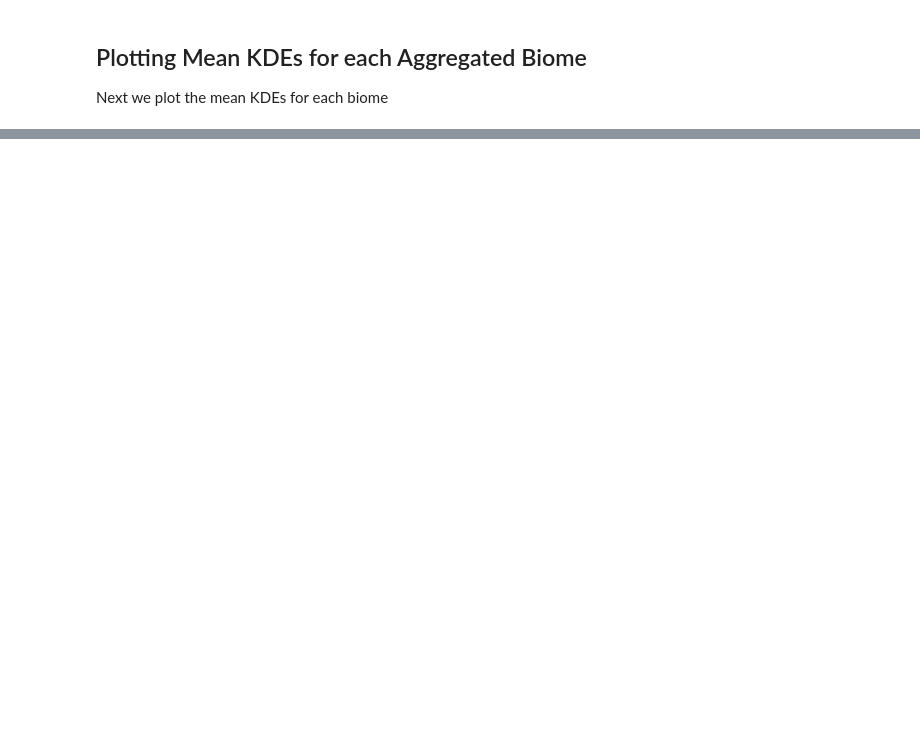
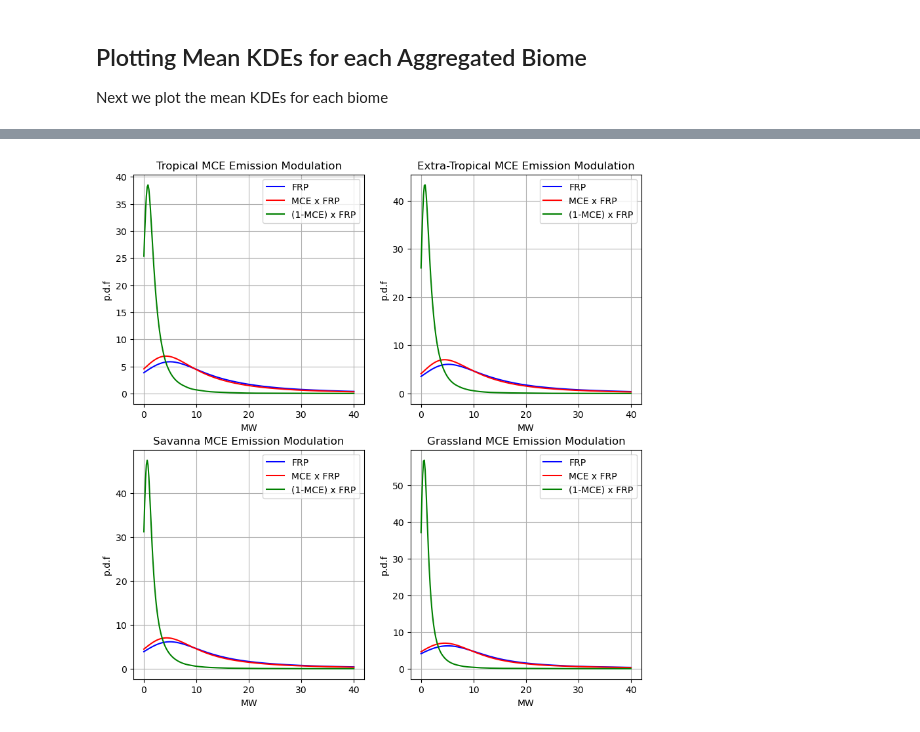
Before and after one commit to GEOS-ESM/QFED, a Jupyter notebook: src/Notebooks/plumerise/hflux_eval.ipynb, the cells around one changed output, grey strips where cells are left out. Cells and saved outputs as stored; diff of their text form; code cells hidden in the pictures; blank space fills up the shorter version.

```diff
--- a/src/Notebooks/plumerise/hflux_eval.ipynb
+++ b/src/Notebooks/plumerise/hflux_eval.ipynb
@@ -217,3 +256,27 @@ def plot_Prop(biome,X,C,title,xlabel,range=None):
+# %%
+plt.figure(figsize=(10,10))
+plt.subplot(221)
+plot_Prop2(bins_M,fPOWER[0],'FRP',
+                  fPOWER_M[0], 'MCE x FRP',
+                  fPOWER_1mM[0], '(1-MCE) x FRP',
+                  'Tropical MCE Emission Modulation', 'MW')
+plt.subplot(222)
+plot_Prop2(bins_M,fPOWER[1],'FRP',
+                  fPOWER_M[1], 'MCE x FRP',
+                  fPOWER_1mM[1], '(1-MCE) x FRP',
+                  'Extra-Tropical MCE Emission Modulation', 'MW')
+plt.subplot(223)
+plot_Prop2(bins_M,fPOWER[2],'FRP',
+                  fPOWER_M[2], 'MCE x FRP',
+                  fPOWER_1mM[2], '(1-MCE) x FRP',
+                  'Savanna MCE Emission Modulation', 'MW')
+plt.subplot(224)
+plot_Prop2(bins_M,fPOWER[3],'FRP',
+                  fPOWER_M[3], 'MCE x FRP',
+                  fPOWER_1mM[3], '(1-MCE) x FRP',
+                  'Grassland MCE Emission Modulation', 'MW')
+# %% [output]
+[figure, added]
 # %%
 plt.figure(figsize=(10,10))
 plt.subplot(221)
```
Also changed, not shown: parts of 14 cells of this notebook, 4 other files.
